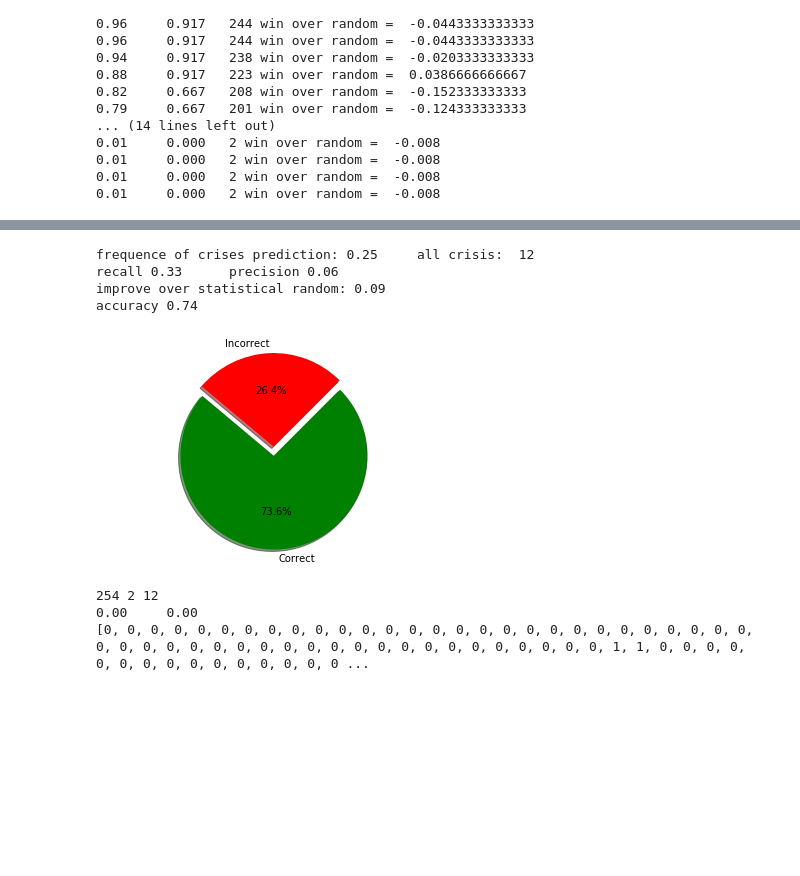
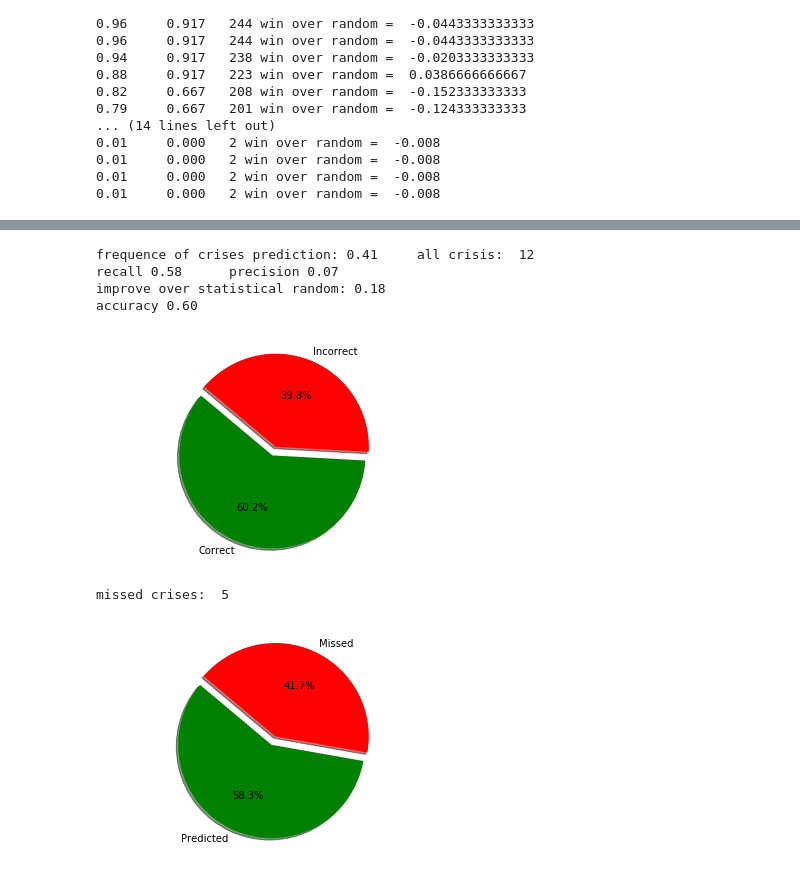
Before and after one commit to EJohnF/ML-crisis-prediction, a Jupyter notebook: Algorithm.ipynb, the cells around one changed output, grey strips where cells are left out. Saved outputs shown, nothing was run; the diff lists cells and outputs as text; code cells hidden in the pictures; blank space fills up the shorter version.

```diff
--- a/Algorithm.ipynb
+++ b/Algorithm.ipynb
@@ -100,8 +107,10 @@ print(y_predict)
 # %%
-clf = SVC()
+clf = MLPClassifier( alpha=100, random_state=13, max_iter=1000)
 clf.fit(x_train, y_train)
 y_predict = clf.predict(x_test)
-res = recall_score(y_test, y_predict, average='binary')
-print(sum(y_predict), sum(y_test))
-print(res) # the percent of crises, which was correctly predicted
+recall = recall_score(y_test, y_predict, average='binary')
+precision = precision_score(y_test, y_predict, average='binary')
+accuracy = accuracy_score(y_test, y_predict)
+print(np.size(y_predict), sum(y_predict), sum(y_test))
+print('%.2f \t' % round(recall, 3), '%.2f \t' % round(precision, 3), '%.2f \t' % round(accuracy, 3))
 # %% [output]
@@ -122,9 +118,0 @@ plt.show()
-# %%
-clf = MLPClassifier(solver='lbfgs', alpha=1, random_state=1, max_iter=1000)
-clf.fit(x_train, y_train)
-y_predict = clf.predict(x_test)
-recall = recall_score(y_test, y_predict, average='binary')
-precision = precision_score(y_test, y_predict, average='binary')
-print(np.size(y_predict), sum(y_predict), sum(y_test))
-print('%.2f \t' % round(recall, 3), '%.2f \t' % round(precision, 3)) # the percent of crises, which was correctly predicted
-print(y_predict)
@@ -141,67 +158,72 @@ print(y_predict)
 # %%
-clf = RandomForestClassifier(n_estimators=150)
+n = 150
+w = 0.1325
+r = 7
+clf = RandomForestClassifier(n_estimators=n)
 clf.fit(x_train, y_train)
 y_predict_1 = clf.predict(x_test)
 
-w=0.135
 clf = LogisticRegression(class_weight={0: w, 1: 1-w})
 clf.fit(x_train, y_train)
 y_predict_2 = clf.predict(x_test)
 
-clf = MLPClassifier(solver='lbfgs', alpha=1, random_state=1, max_iter=1000)
+clf = MLPClassifier(solver='lbfgs', alpha=0.01, random_state=r, max_iter=1000)
 clf.fit(x_train, y_train)
 y_predict_3 = clf.predict(x_test)
-
 y_predict = []
 for i in range(np.size(y_predict_1)):
     y_predict.append((y_predict_1[i] + y_predict_2[i] + y_predict_3[i])/3.0)
     if y_predict[i] > 0.4:
         y_predict[i] = 1
     else:
         y_predict[i] = 0
 
 recall = recall_score(y_test, y_predict, average='binary')
 precision = precision_score(y_test, y_predict, average='binary')
 accuracy = accuracy_score(y_test, y_predict)
 print('frequence of crises prediction: %.2f \t' % round(sum(y_predict)/np.size(y_predict),2), 'all crisis: ', sum(y_test))
 print('recall %.2f \t' % round(recall, 3), 'precision %.2f \t' % round(precision, 3)) # the percent of crises, which was correctly predicted
 print('improve over statistical random: %.2f \t' % round(recall - sum(y_predict)/np.size(y_predict),3))
 print('accuracy %.2f \t' % round(accuracy, 3)) # the percent of crises, which was correctly predicted
 
 
 
 labels = 'Correct', 'Incorrect'
 sizes = [accuracy * np.size(y_test), (1 - accuracy) * np.size(y_test)]
 colors = ['green', 'red']
 explode = (0.1, 0)  # explode 1st slice
 
 # Plot
 plt.pie(sizes, explode=explode, labels=labels, colors=colors,
         autopct='%1.1f%%', shadow=True, startangle=140)
 
 plt.axis('equal')
 plt.show()
+
+missed=0
+for i in range(254):
+    if (y_test[i] - y_predict[i]) == 1:
+        missed += 1
+print('missed crises: ', missed)
+
+
+
+labels2 = 'Predicted', 'Missed'
+sizes2 = [sum(y_test) - missed, missed]
+colors = ['green', 'red']
+explode = (0.1, 0)  # explode 1st slice
+
+# Plot
+plt.pie(sizes2, explode=explode, labels=labels2, colors=colors,
+        autopct='%1.1f%%', shadow=True, startangle=140)
+
+plt.axis('equal')
+plt.show()
 # %% [output]
-frequence of crises prediction: 0.25     all crisis:  12
-recall 0.33      precision 0.06
-improve over statistical random: 0.09
-accuracy 0.74
+frequence of crises prediction: 0.41     all crisis:  12
+recall 0.58      precision 0.07
+improve over statistical random: 0.18
+accuracy 0.60
-[figure, old version]
+[figure, new version]
+missed crises:  5
+[figure, added]
-# %%
-y_predict = []
-for i in range(np.size(y_predict_1)):
-    y_predict.append((y_predict_2[i] + y_predict_3[i])/2.0)
-    if y_predict[i] > 0.6:
-        y_predict[i] = 1
-    else:
-        y_predict[i] = 0
-
-recall = recall_score(y_test, y_predict, average='binary')
-precision = precision_score(y_test, y_predict, average='binary')
-print(np.size(y_predict), sum(y_predict), sum(y_test))
-print('%.2f \t' % round(recall, 3), '%.2f \t' % round(precision, 3)) # the percent of crises, which was correctly predicted
-print(y_predict)
-# %% [output]
-254 2 12
-0.00     0.00
-[0, 0, 0, 0, 0, 0, 0, 0, 0, 0, 0, 0, 0, 0, 0, 0, 0, 0, 0, 0, 0, 0, 0, 0, 0, 0, 0, 0, 0, 0, 0, 0, 0, 0, 0, 0, 0, 0, 0, 0, 0, 0, 0, 0, 0, 0, 0, 0, 0, 0, 1, 1, 0, 0, 0, 0, 0, 0, 0, 0, 0, 0, 0, 0, 0, 0, 0 ...
```
Also changed, not shown: parts of 8 cells of this notebook, 2 other files.
